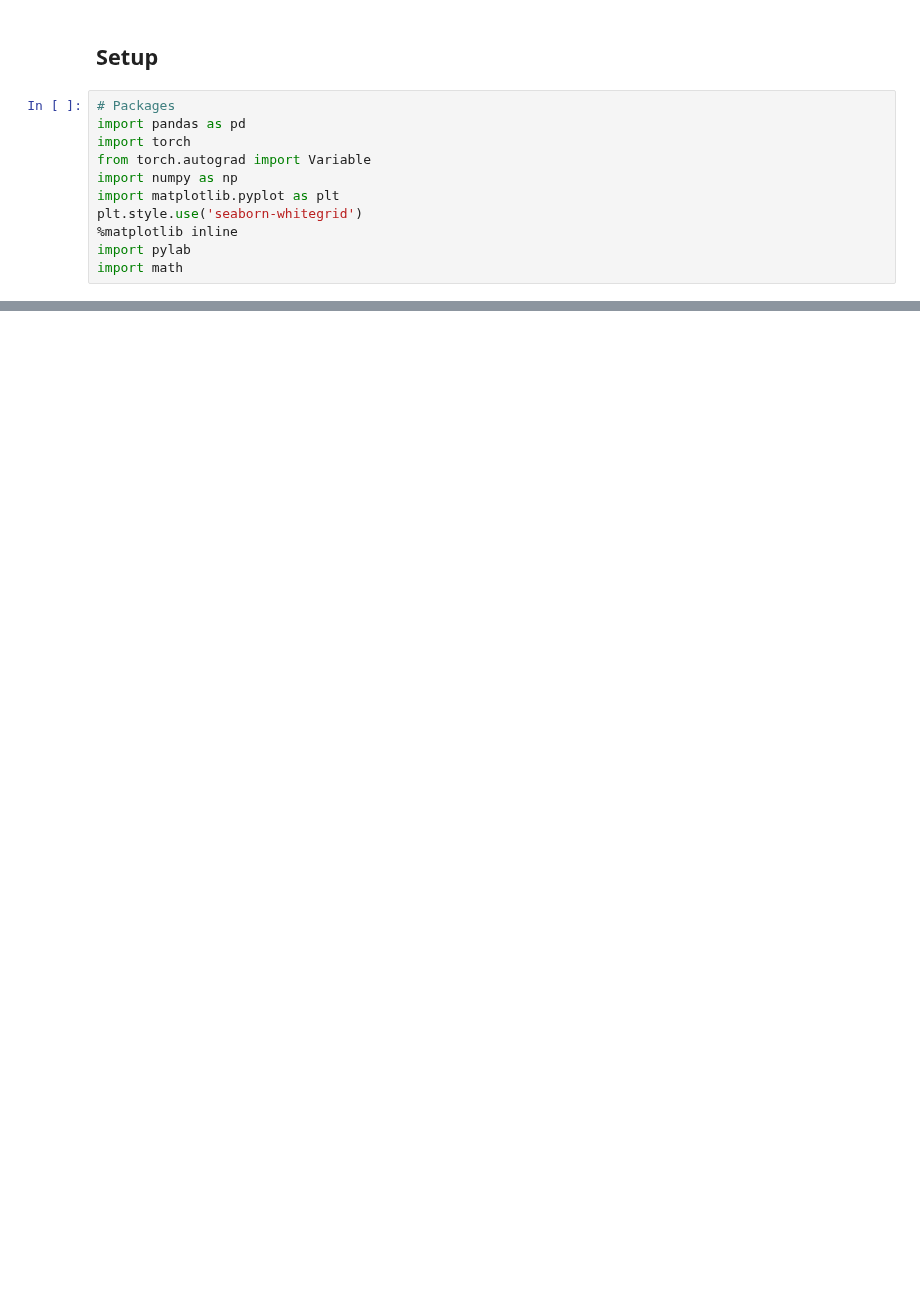
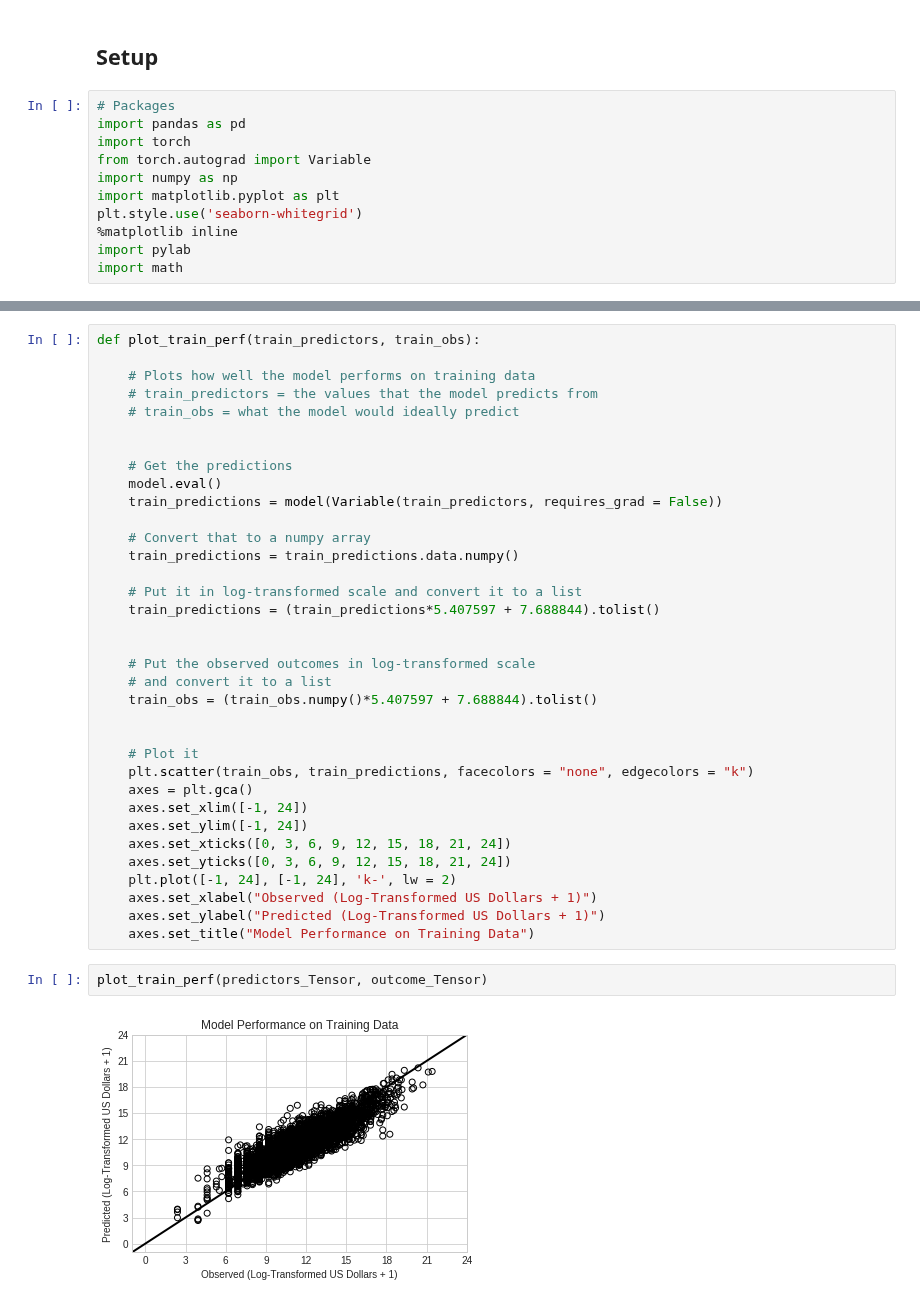
Before and after one commit to jdiaz4302/tornadoesr, a Jupyter notebook: Complete_Workflow/20_very_wide_holistic_models_no_zeros_dropout.ipynb, the cells around one changed output, grey strips where cells are left out. Cells and saved outputs as stored; diff of their text form; blank space fills up the shorter version.

```diff
--- a/Complete_Workflow/20_very_wide_holistic_models_no_zeros_dropout.ipynb
+++ b/Complete_Workflow/20_very_wide_holistic_models_no_zeros_dropout.ipynb
@@ -1799,0 +302,39 @@ Parameter containing:
+# %%
+def plot_train_perf(train_predictors, train_obs):
+
+    # Plots how well the model performs on training data
+    # train_predictors = the values that the model predicts from
+    # train_obs = what the model would ideally predict
+
+
+    # Get the predictions
+    model.eval()
+    train_predictions = model(Variable(train_predictors, requires_grad = False))
+
+    # Convert that to a numpy array
+    train_predictions = train_predictions.data.numpy()
+
+    # Put it in log-transformed scale and convert it to a list
+    train_predictions = (train_predictions*5.407597 + 7.688844).tolist()
+
+
+    # Put the observed outcomes in log-transformed scale
+    # and convert it to a list
+    train_obs = (train_obs.numpy()*5.407597 + 7.688844).tolist()
+
+
+    # Plot it
+    plt.scatter(train_obs, train_predictions, facecolors = "none", edgecolors = "k")
+    axes = plt.gca()
+    axes.set_xlim([-1, 24])
+    axes.set_ylim([-1, 24])
+    axes.set_xticks([0, 3, 6, 9, 12, 15, 18, 21, 24])
+    axes.set_yticks([0, 3, 6, 9, 12, 15, 18, 21, 24])
+    plt.plot([-1, 24], [-1, 24], 'k-', lw = 2)
+    axes.set_xlabel("Observed (Log-Transformed US Dollars + 1)")
+    axes.set_ylabel("Predicted (Log-Transformed US Dollars + 1)")
+    axes.set_title("Model Performance on Training Data")
+# %%
+plot_train_perf(predictors_Tensor, outcome_Tensor)
+# %% [output]
+[figure, added]
```
Also changed, not shown: parts of 213 cells of this notebook, 1 other file.
